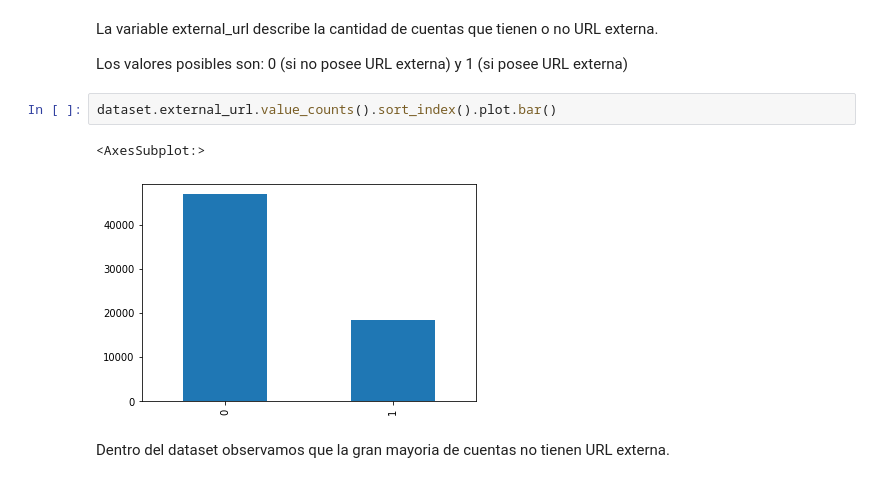
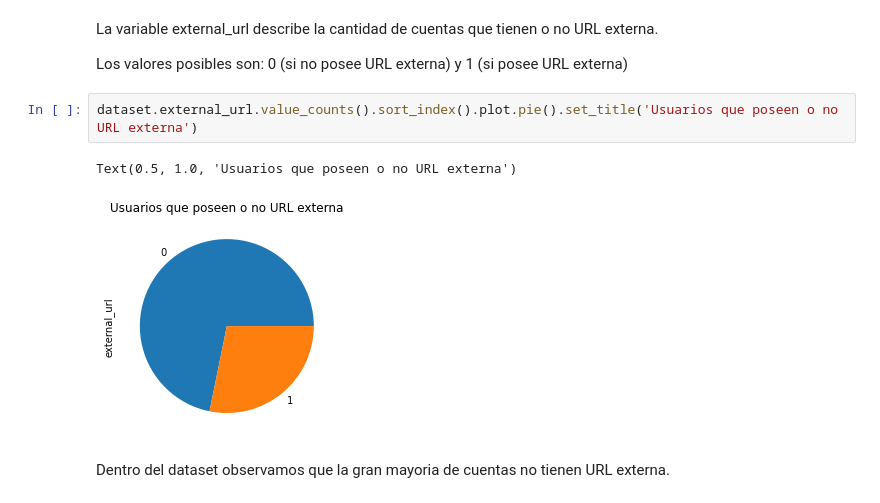
Before and after one commit to MiguelIribas/MachineLearning, a Jupyter notebook: tp1_EDA.ipynb, the cells around one changed output. Saved outputs shown, nothing was run; the diff lists cells and outputs as text.

```diff
--- a/tp1_EDA.ipynb
+++ b/tp1_EDA.ipynb
@@ -282,10 +282,10 @@ La variable external_url describe la cantidad de cuentas que tienen o no URL ext
 
 Los valores posibles son: 0 (si no posee URL externa) y 1 (si posee URL externa)
 # %%
-dataset.external_url.value_counts().sort_index().plot.bar()
+dataset.external_url.value_counts().sort_index().plot.pie().set_title('Usuarios que poseen o no URL externa')
 # %% [output]
-<AxesSubplot:>
+Text(0.5, 1.0, 'Usuarios que poseen o no URL externa')
-[figure, old version]
+[figure, new version]
 # %% [markdown]
 Dentro del dataset observamos que la gran mayoria de cuentas no tienen URL externa.
 # %% [markdown]
```
Also changed, not shown: parts of 18 cells of this notebook.
